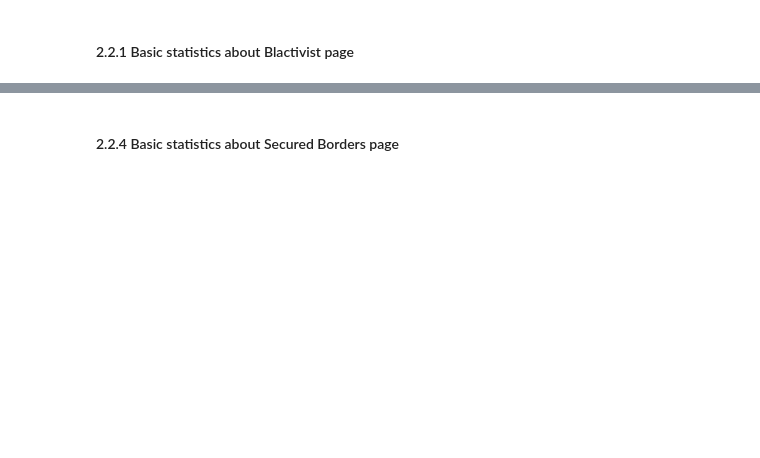
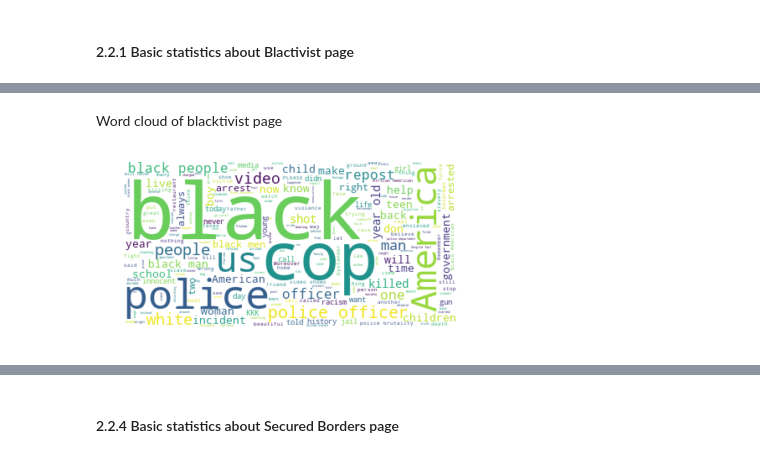
Before and after one commit to reiven-c-t/CSCI4710, a Jupyter notebook: Project/Draft/DraftExploratoryDataAnalysis.ipynb, the cells around one changed output, grey strips where cells are left out. Drawn from its saved outputs; the diff is of its cells as text; code cells hidden in the pictures; blank space fills up the shorter version.

```diff
--- a/Project/Draft/DraftExploratoryDataAnalysis.ipynb
+++ b/Project/Draft/DraftExploratoryDataAnalysis.ipynb
@@ -134,0 +312,22 @@ Also, post_link seems unique identifier of each post.
+# %% [markdown]
+Word cloud of blacktivist page
+# %%
+# define function to show wordcloud of the post_message
+"""
+wordcloud is from
+<http://amueller.github.io/word_cloud/index.html>
+"""
+# wordcloud
+from wordcloud import WordCloud
+import matplotlib.pyplot as plt
+
+def plot_wc(df):
+    text = ','.join(df['post_message'])
+
+    # Generate a word cloud image
+    wordcloud = WordCloud(background_color="white", max_words=1000).generate(text)
+    plt.imshow(wordcloud, interpolation="bilinear")
+    plt.axis("off")
+    plt.show()
+# %% [output]
+[figure, added]
```
Also changed, not shown: parts of 55 cells of this notebook, 7 other files.
